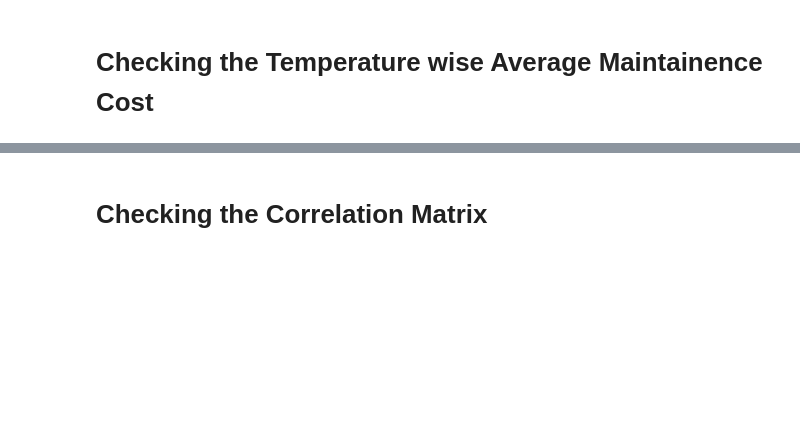
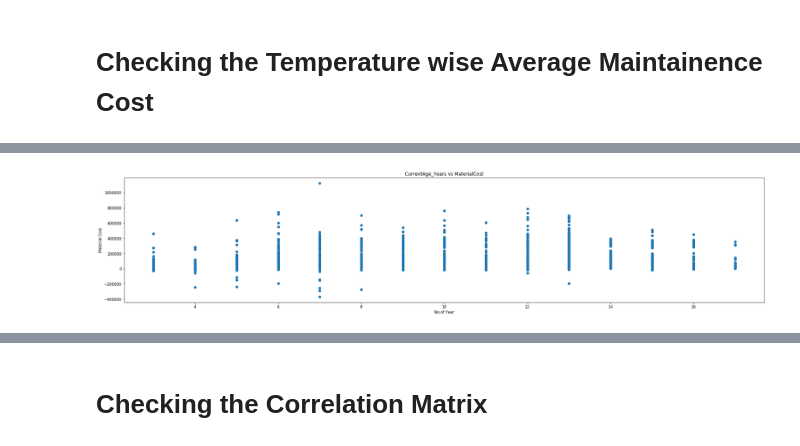
Before and after one commit to amitdatawarrior/MLProject, a Jupyter notebook: Vestas.ipynb, the cells around one changed output, grey strips where cells are left out. Drawn from its saved outputs; the diff is of its cells as text; code cells hidden in the pictures; blank space fills up the shorter version.

```diff
--- a/Vestas.ipynb
+++ b/Vestas.ipynb
@@ -141,0 +191,8 @@ We can see that High Temperature is having high cost as compared to low temperat
+# %%
+plt.scatter(df["CurrentAge_Years"],df["MaterialCost"])
+plt.title("CurrentAge_Years vs MaterialCost")
+plt.xlabel("No of Year")
+plt.ylabel("Material Cost")
+plt.show()
+# %% [output]
+[figure, added]
```
Also changed, not shown: parts of 35 cells of this notebook.
